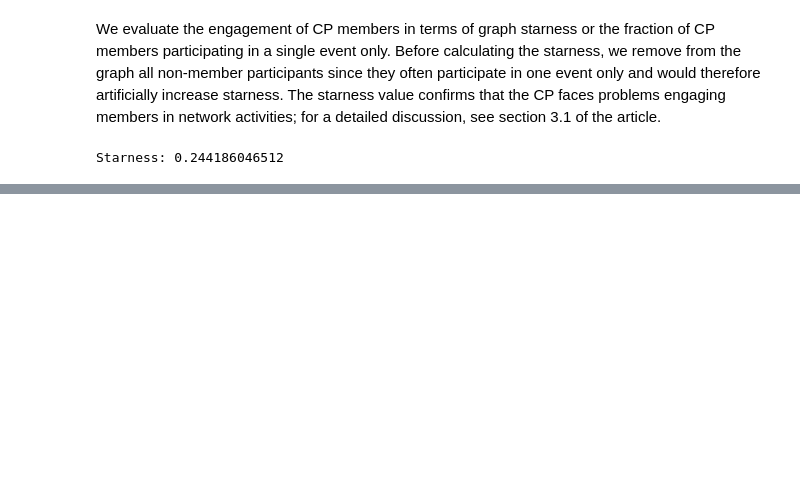
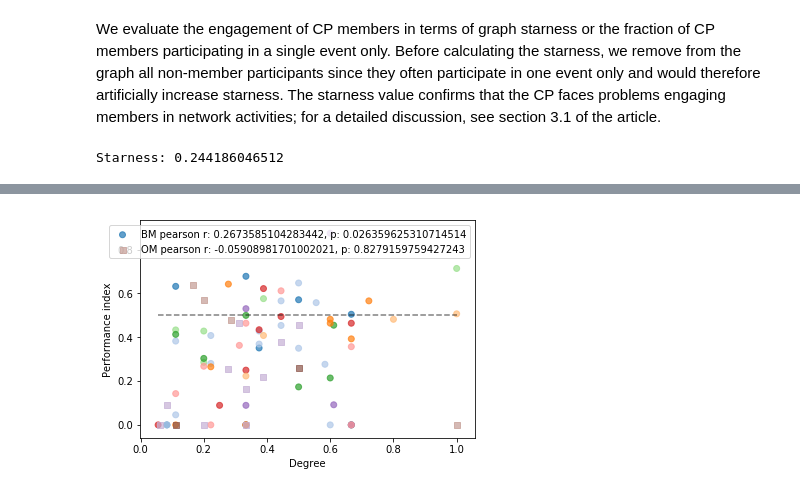
Before and after one commit to onerva-korhonen/climate-companions-bipartite, a Jupyter notebook: example.ipynb, the cells around one changed output, grey strips where cells are left out. Saved outputs shown, nothing was run; the diff lists cells and outputs as text; code cells hidden in the pictures; blank space fills up the shorter version.

```diff
--- a/example.ipynb
+++ b/example.ipynb
@@ -268,0 +264,4 @@ testing
+# %%
+functions.createDegreeIndexScatter(bnet, cfg)
+# %% [output]
+[figure, added]
```
Also changed, not shown: parts of 20 cells of this notebook, 2 other files.
